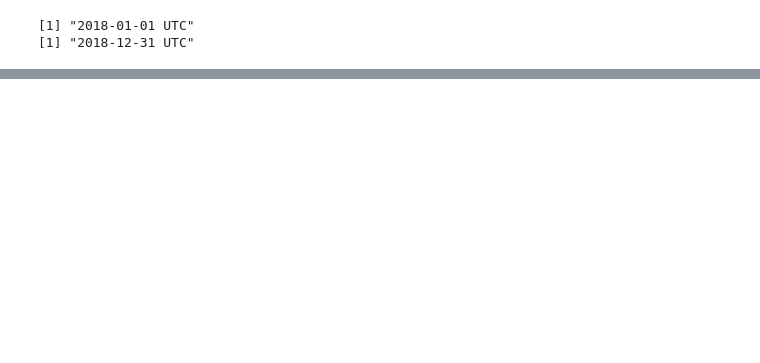
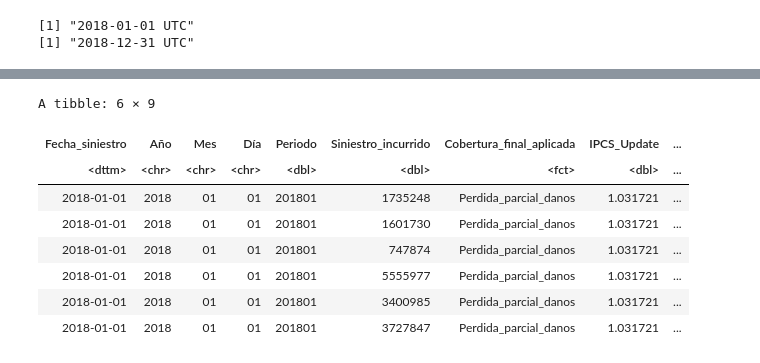
Before and after one commit to RiemannIntegrable/modelo-de-riesgo-colectivo-en-siniestros-de-autos, a Jupyter notebook: notebooks/Siniestros_New.ipynb, the cells around one changed output, grey strips where cells are left out. Drawn from its saved outputs; the diff is of its cells as text; code cells hidden in the pictures; blank space fills up the shorter version.

```diff
--- a/notebooks/Siniestros_New.ipynb
+++ b/notebooks/Siniestros_New.ipynb
@@ -39,11 +59,13 @@ unique(Siniestros$Cobertura_final_aplicada)
 # %%
 # Cambiar los niveles de la columna Cobertura_final_aplicada
+# No se tiene en cuenta la cobertura de responsabilidad civil por separado, por lo que se agrupan en una sola cobertura
+
 Siniestros$Cobertura_final_aplicada <- factor(Siniestros$Cobertura_final_aplicada,
                                            levels = c("PTH", "PPD", "RC BIENES", "PPH", "RC PERS"),
                                            labels = c("Perdida_total_hurto",
                                                      "Perdida_parcial_danos",
-                                                     "Responsabilidad_civil_bienes",
+                                                     "Responsabilidad_civil",
                                                      "Perdida_parcial_hurto",
-                                                     "Responsabilidad_civil_personas"))
+                                                     "Responsabilidad_civil"))
 # %%
 # Verigficar los cambios
@@ -56,7 +80,7 @@ head(Siniestros)
 Siniestros$Año <- format(Siniestros$Fecha_siniestro, "%Y")
 Siniestros$Mes <- format(Siniestros$Fecha_siniestro, "%m")
 Siniestros$Día <- format(Siniestros$Fecha_siniestro, "%d")
+Siniestros$Periodo <- as.numeric(format(Siniestros$Fecha_siniestro, "%Y")) * 100 + as.numeric(format(Siniestros$Fecha_siniestro, "%m"))
 
 # Verificar los tipos de cobertura únicos
-print("Tipos de cobertura únicos:")
-print(unique(Siniestros$Cobertura_final_aplicada))
+head(Siniestros)
@@ -119,0 +114,2 @@ summary(tabla_valor)
+# %%
+IPC_Update <- read.csv2("../data/input/IPC_Update.csv", stringsAsFactors = FALSE)
@@ -119,0 +133,4 @@ summary(tabla_valor)
+# %%
+Siniestros <- Siniestros %>%
+select(Fecha_siniestro, Año, Mes, Día, Periodo, Siniestro_incurrido, Cobertura_final_aplicada)
+head(Siniestros)
@@ -119,0 +147,15 @@ summary(tabla_valor)
+# %%
+Siniestros <- Siniestros %>%
+left_join(IPC_Update %>% select(Key, IPCS_Update), by = c("Periodo" = "Key")) %>%
+mutate(Siniestro_incurrido_update = Siniestro_incurrido * IPCS_Update)
+head(Siniestros)
+# %% [output]
+A tibble: 6 × 9
+| Fecha_siniestro | Año | Mes | Día | Periodo | Siniestro_incurrido | Cobertura_final_aplicada | IPCS_Update | ... |
+| <dttm> | <chr> | <chr> | <chr> | <dbl> | <dbl> | <fct> | <dbl> | ... |
+| 2018-01-01 | 2018 | 01 | 01 | 201801 | 1735248 | Perdida_parcial_danos | 1.031721 | ... |
+| 2018-01-01 | 2018 | 01 | 01 | 201801 | 1601730 | Perdida_parcial_danos | 1.031721 | ... |
+| 2018-01-01 | 2018 | 01 | 01 | 201801 | 747874 | Perdida_parcial_danos | 1.031721 | ... |
+| 2018-01-01 | 2018 | 01 | 01 | 201801 | 5555977 | Perdida_parcial_danos | 1.031721 | ... |
+| 2018-01-01 | 2018 | 01 | 01 | 201801 | 3400985 | Perdida_parcial_danos | 1.031721 | ... |
+| 2018-01-01 | 2018 | 01 | 01 | 201801 | 3727847 | Perdida_parcial_danos | 1.031721 | ... |
```
Also changed, not shown: parts of 18 cells of this notebook, 4 other files.
